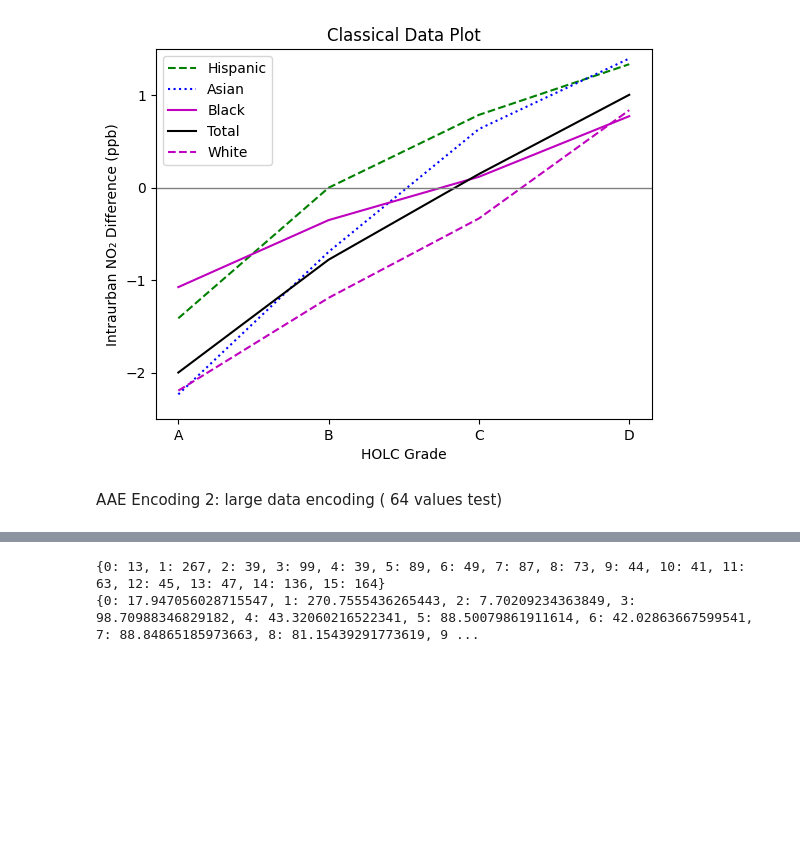
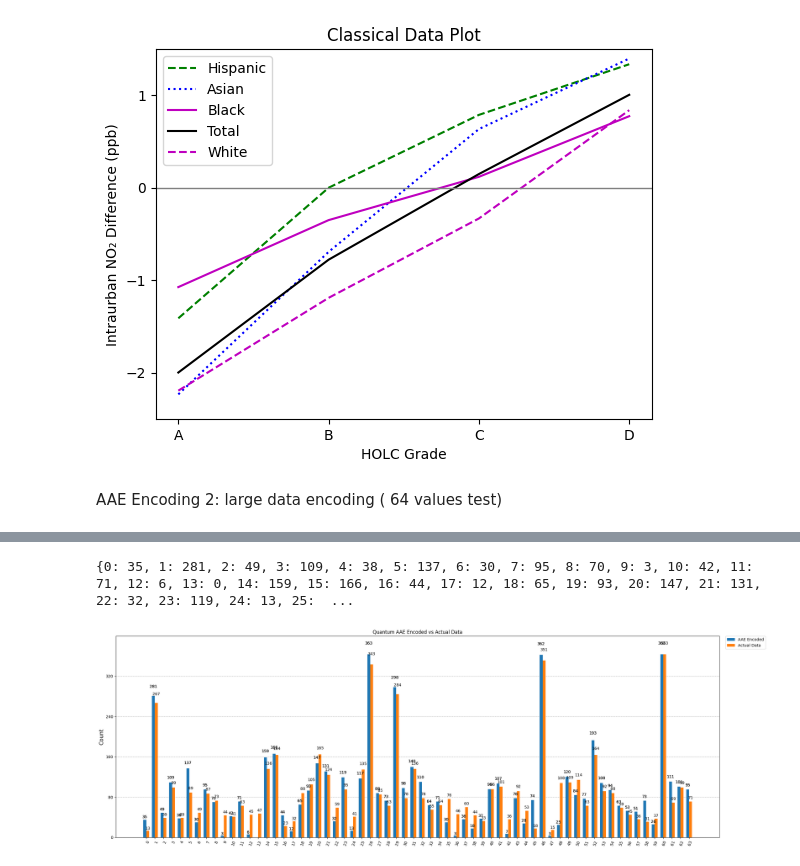
Before and after one commit to Daniel-D-Creator/air-pollution-data, a Jupyter notebook: baltimore-figures/Air Polution Data Encoding.ipynb, the cells around one changed output, grey strips where cells are left out. Drawn from its saved outputs; the diff is of its cells as text; code cells hidden in the pictures; blank space fills up the shorter version.

```diff
--- a/baltimore-figures/Air Polution Data Encoding.ipynb
+++ b/baltimore-figures/Air Polution Data Encoding.ipynb
@@ -813,6 +826,11 @@ id_ref = list( range( data_size) )
 # %%
-print( trend_dict)
+#Comparing Quantum Encoded data to Original data
+rcn_data = list( t_recon_data.flatten())
+
+recon_dict = { i: int(rcn_data[i]) for i in range( data_size) }
 print( recon_dict)
+
+plot_histogram( [ recon_dict, trend_dict], figsize=(24,8), title= "Quantum AAE Encoded vs Actual Data", legend=("AAE Encoded","Actual Data"))
 # %% [output]
-{0: 13, 1: 267, 2: 39, 3: 99, 4: 39, 5: 89, 6: 49, 7: 87, 8: 73, 9: 44, 10: 41, 11: 63, 12: 45, 13: 47, 14: 136, 15: 164}
-{0: 17.947056028715547, 1: 270.7555436265443, 2: 7.70209234363849, 3: 98.70988346829182, 4: 43.32060216522341, 5: 88.50079861911614, 6: 42.02863667599541, 7: 88.84865185973663, 8: 81.15439291773619, 9 ...
+{0: 35, 1: 281, 2: 49, 3: 109, 4: 38, 5: 137, 6: 30, 7: 95, 8: 70, 9: 3, 10: 42, 11: 71, 12: 6, 13: 0, 14: 159, 15: 166, 16: 44, 17: 12, 18: 65, 19: 93, 20: 147, 21: 131, 22: 32, 23: 119, 24: 13, 25:  ...
+[figure, added]
```
Also changed, not shown: parts of 8 cells of this notebook.
